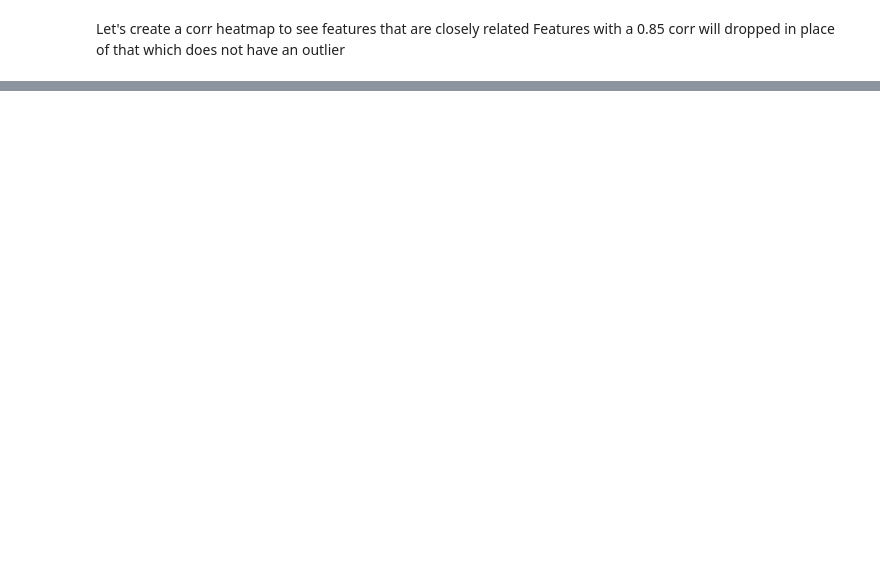
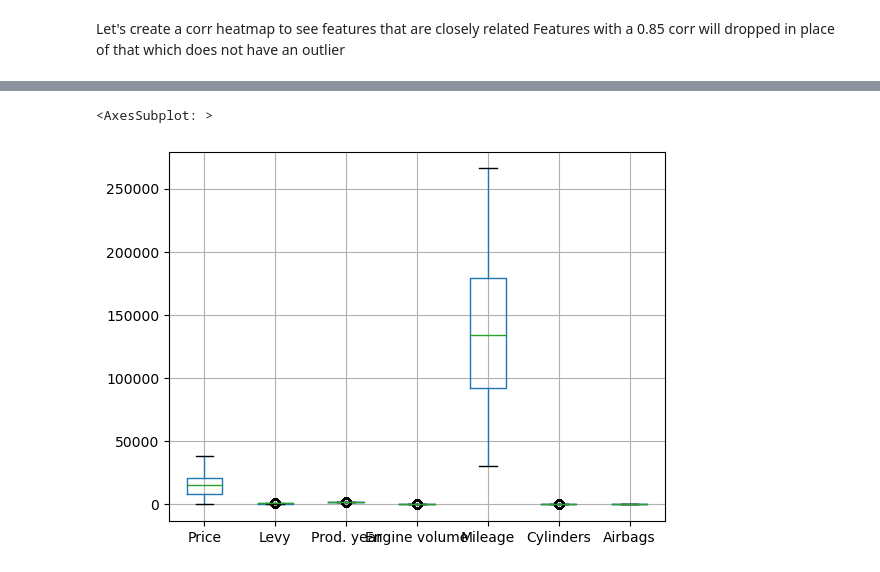
Before and after one commit to Aifedayo/data-science-maths, a Jupyter notebook: Projects/flask_server_car_price_pred_v2/model/car_price_prediction_model_v2.ipynb, the cells around one changed output, grey strips where cells are left out. Drawn from its saved outputs; the diff is of its cells as text; code cells hidden in the pictures; blank space fills up the shorter version.

```diff
--- a/Projects/flask_server_car_price_pred_v2/model/car_price_prediction_model_v2.ipynb
+++ b/Projects/flask_server_car_price_pred_v2/model/car_price_prediction_model_v2.ipynb
@@ -148,0 +190,16 @@ sns.heatmap(corr, mask=mask, annot=True, cmap='coolwarm', linewidths=0.5);
+# %%
+# Use quantile to remove outliers in our pricing
+def get_and_remove_outliers(col, df):
+    q1 = df[col].quantile(0.25)
+    q3 = df[col].quantile(0.75)
+    min_threshold, max_threshold = df[col].quantile([0.10, 0.90])
+
+    print(f'upper_limit: ', {max_threshold})
+    print(f'lower_limit: ', {min_threshold})
+    no_outliers = df[(df[col] < max_threshold) & (df[col] > min_threshold)]
+
+    # To reassign the outliers to the upper_limit
+    return no_outliers
+    # return df
+# %%
+df = get_and_remove_outliers(df=df, col='Levy')
@@ -148,0 +209,2 @@ sns.heatmap(corr, mask=mask, annot=True, cmap='coolwarm', linewidths=0.5);
+# %%
+df = get_and_remove_outliers(df=df, col='Price')
@@ -148,0 +214,2 @@ sns.heatmap(corr, mask=mask, annot=True, cmap='coolwarm', linewidths=0.5);
+# %%
+df = get_and_remove_outliers(df=df, col='Mileage')
@@ -148,0 +239,5 @@ sns.heatmap(corr, mask=mask, annot=True, cmap='coolwarm', linewidths=0.5);
+# %%
+df.boxplot()
+# %% [output]
+<AxesSubplot: >
+[figure, added]
```
Also changed, not shown: parts of 17 cells of this notebook.
